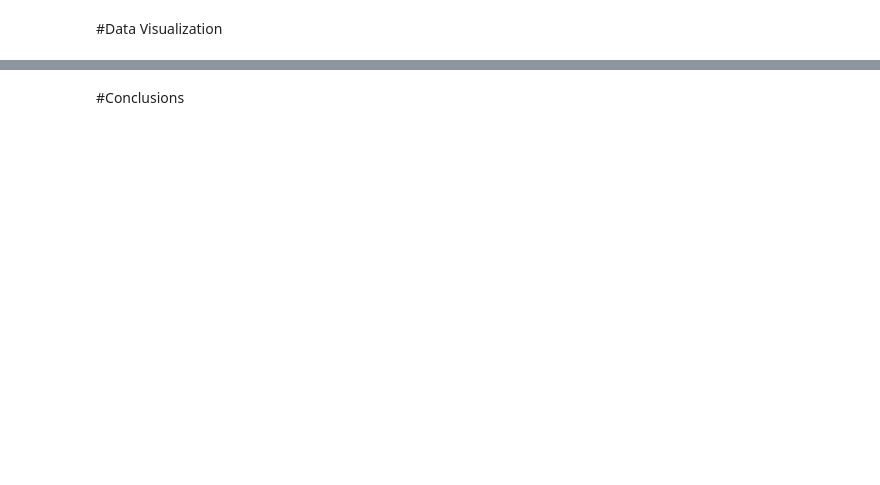
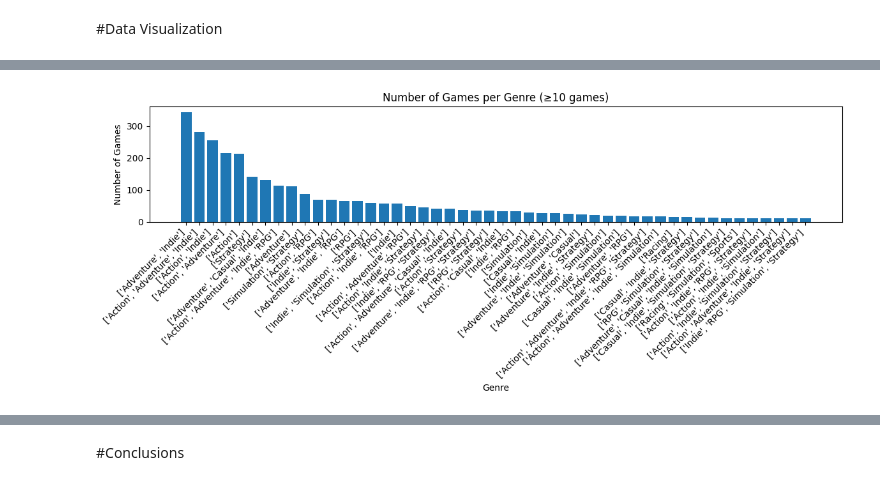
Before and after one commit to Wasian98/MATH-120-Final-Project, a Jupyter notebook: MATH_120_Final_Project_Notebook.ipynb, the cells around one changed output, grey strips where cells are left out. Drawn from its saved outputs; the diff is of its cells as text; code cells hidden in the pictures; blank space fills up the shorter version.

```diff
--- a/MATH_120_Final_Project_Notebook.ipynb
+++ b/MATH_120_Final_Project_Notebook.ipynb
@@ -163,0 +178,13 @@ plt.show()
+# %%
+genre_stats = stats_by_genre(steam_clean).sort_values("genre_count", ascending=False)
+
+plt.figure(figsize=(12,5))
+plt.bar(genre_stats.index, genre_stats["genre_count"])
+plt.xticks(rotation=45, ha="right")
+plt.ylabel("Number of Games")
+plt.xlabel("Genre")
+plt.title("Number of Games per Genre (≥10 games)")
+plt.tight_layout()
+plt.show()
+# %% [output]
+[figure, added]
```
Also changed, not shown: parts of 12 cells of this notebook.
